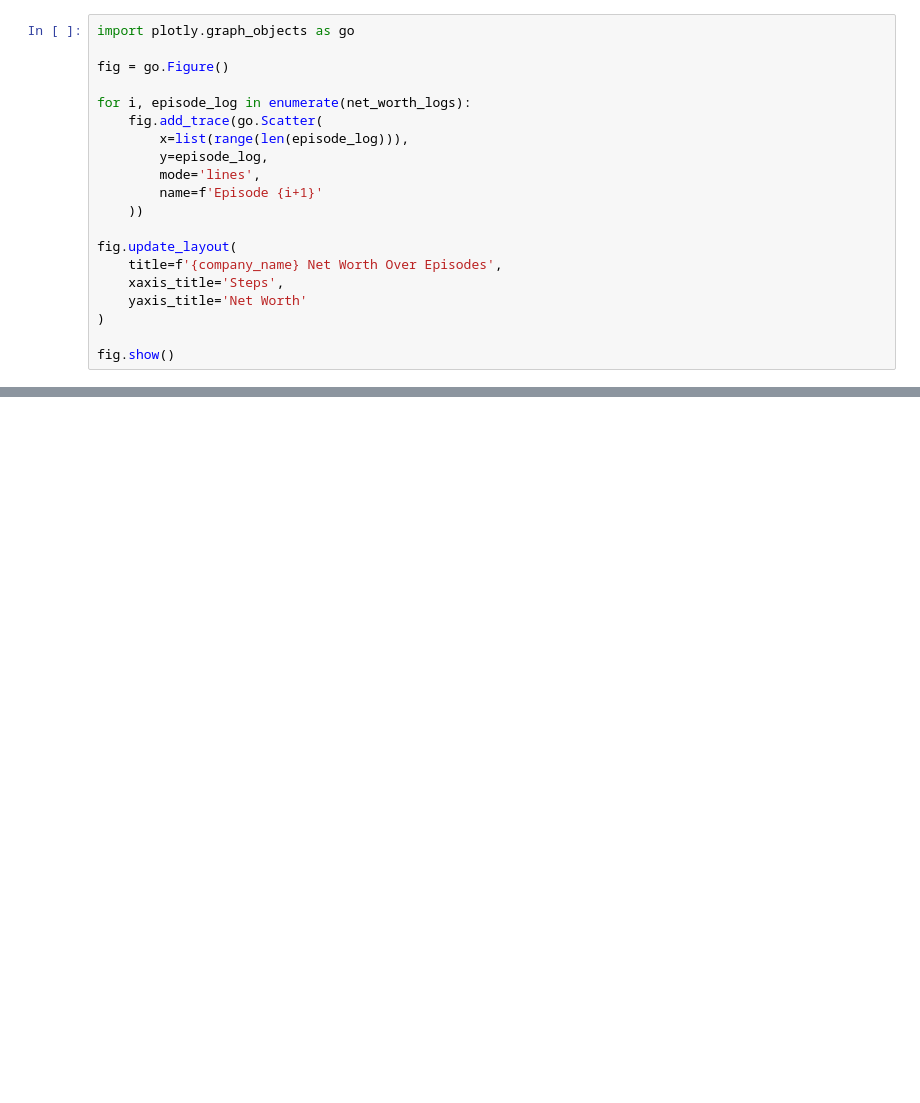
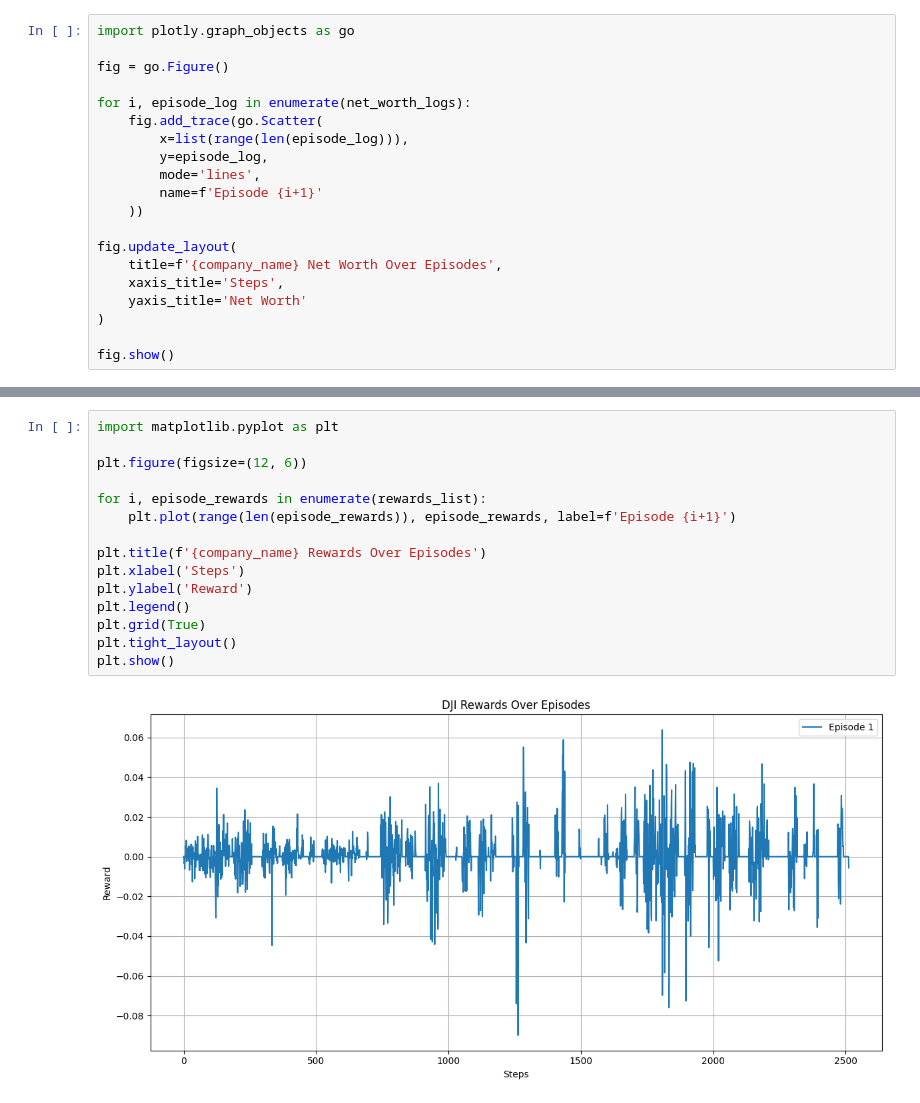
Before and after one commit to MRR20/major_project, a Jupyter notebook: model_test.ipynb, the cells around one changed output, grey strips where cells are left out. Cells and saved outputs as stored; diff of their text form; blank space fills up the shorter version.

```diff
--- a/model_test.ipynb
+++ b/model_test.ipynb
@@ -1241,0 +1241,17 @@ plt.show()
+# %%
+import matplotlib.pyplot as plt
+
+plt.figure(figsize=(12, 6))
+
+for i, episode_rewards in enumerate(rewards_list):
+    plt.plot(range(len(episode_rewards)), episode_rewards, label=f'Episode {i+1}')
+
+plt.title(f'{company_name} Rewards Over Episodes')
+plt.xlabel('Steps')
+plt.ylabel('Reward')
+plt.legend()
+plt.grid(True)
+plt.tight_layout()
+plt.show()
+# %% [output]
+[figure, added]
```
Also changed, not shown: parts of 12 cells of this notebook, 1 other file.
